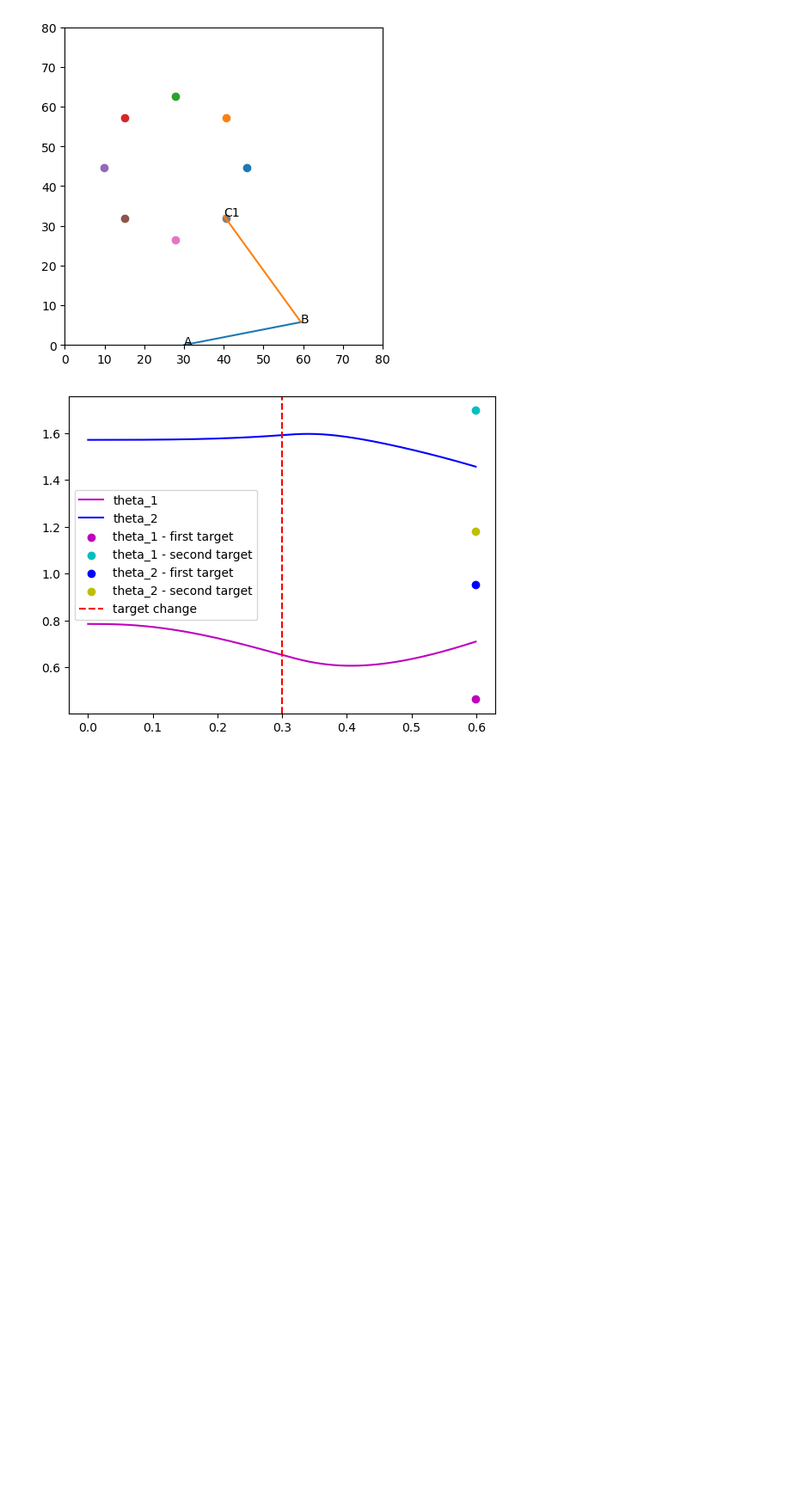
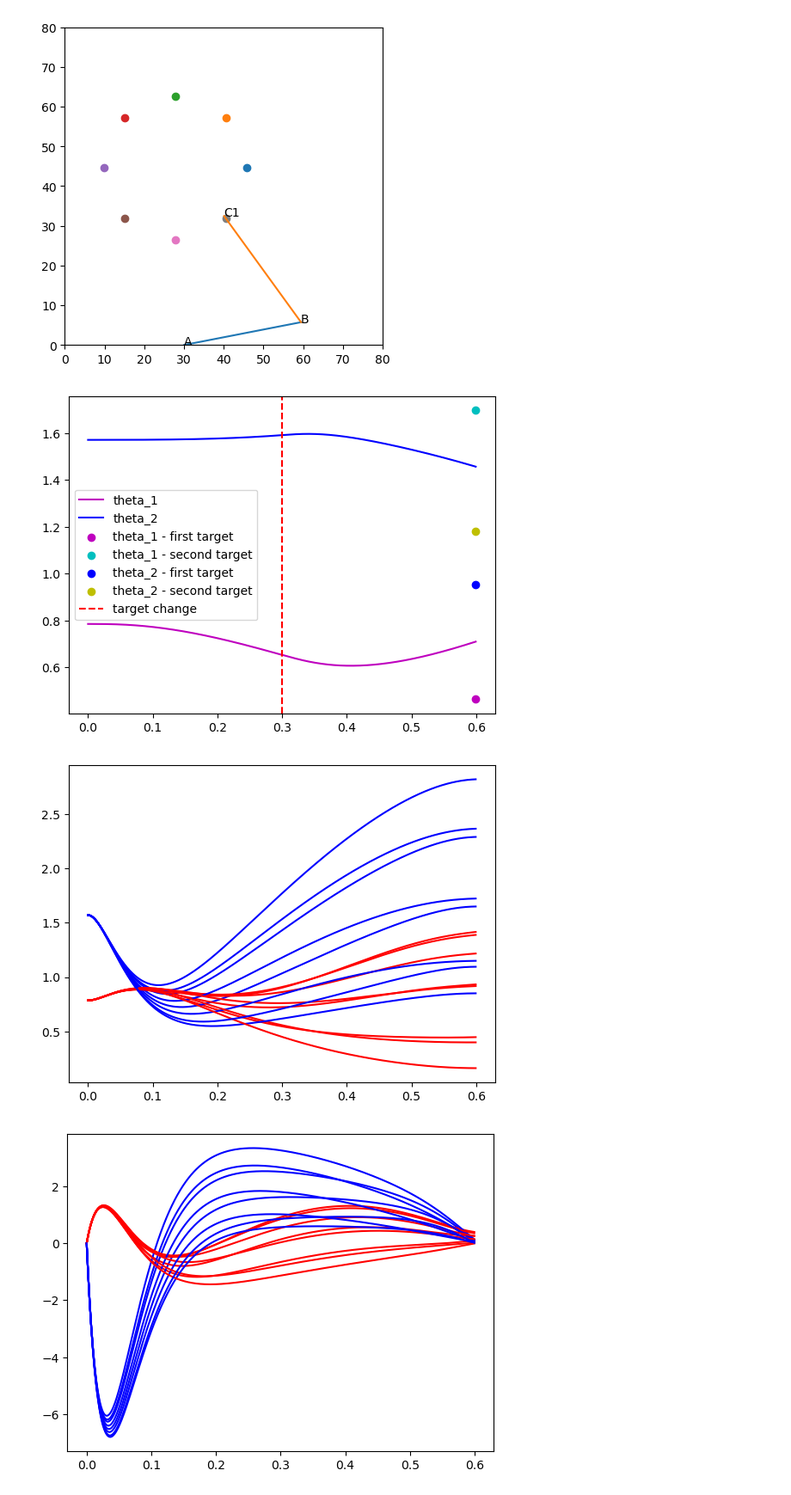
Before and after one commit to AcaAac/Neuroscience-EPL, a Jupyter notebook: P1_V3.ipynb, the cells around one changed output. Shown at 86% size. Drawn from its saved outputs; the diff is of its cells as text; code cells hidden in the pictures; blank space fills up the shorter version.

Commit message:
added jump in target and torque on the elbow

```diff
--- a/P1_V3.ipynb
+++ b/P1_V3.ipynb
@@ -497,3 +497,63 @@ plt.legend()
 plt.show()
 # %% [output]
 [figure]
+# %%
+### Simulate a mechanical perturbation ###
+
+theta_1 = np.pi/4
+theta_2 = np.pi/2
+theta_dot_1 = 0
+theta_dot_2 = 0
+T_1 = 0 # Nm
+T_2 = -10 # Nm
+
+A_primary = matrix = np.array([
+    0, 0, 1, 0, 0, 0,
+    0, 0, 0, 1, 0, 0,
+    0, 0, -0.093353, -3.547423, 7.46826, -7.46826,
+    0, 0, -2.991867, 14.658535, -7.46826, 29.6904,
+    0, 0, 0, 0, -16.6667, 0,
+    0, 0, 0, 0, 0, -16.6667
+]).reshape(6, 6)
+
+B_primary = np.array([0, 0, 0, 0, 0, 0, 0, 0, 1/tau, 0, 0, 1/tau]).reshape(6, 2)
+
+# A = [A*dt + eye(6) , 0 ; 0 , eye(6)]
+A = np.concatenate((A_primary * dt + np.eye(6), np.zeros((6, 6))), axis=1)
+A = np.concatenate((A, np.concatenate((np.zeros((6, 6)), np.eye(6)), axis=1)), axis=0)
+B = np.concatenate((B_primary * dt, np.zeros((6,2))), axis=0)
+#print("A matrix : ","\n",A)
+#print("B vector : ","\n",B)
+# print("A shape : ", A.shape)
+# print("B shape : ", B.shape)
+
+weights = np.array([10**6,10**6,10**5,10**5,1,1])
+Q = cost_matrix(weights, 12)
+
+Qk = np.zeros((12,12))
+R = 0.0001
+N = 1000
+(L, S) = backwards_optimal_control(N, A, B, Q, Qk, R, 12)
+
+## for every target
+# angles
+for i in range(1,9) :
+    x = np.zeros((N,12,1))
+    x[0,:,:] = np.array([theta_1, theta_2, theta_dot_1, theta_dot_2, T_1, T_2, angles[0,i], angles[1,i], 0, 0, 0, -10]).reshape((12,1))
+    x = forward_optimal_control(N, A, B, R, L, x, 12)
+    x_axis = np.arange(0, 0.6, 0.6/1000)
+    plt.plot(x_axis, x[:,0,0], color = 'r', label = "theta_1")
+    plt.plot(x_axis, x[:,1,0], color = 'b', label = "theta_2")
+plt.show()
+# velocities
+for i in range(1,9) :
+    x = np.zeros((N,12,1))
+    x[0,:,:] = np.array([theta_1, theta_2, theta_dot_1, theta_dot_2, T_1, T_2, angles[0,i], angles[1,i], 0, 0, 0, -10]).reshape((12,1))
+    x = forward_optimal_control(N, A, B, R, L, x, 12)
+    x_axis = np.arange(0, 0.6, 0.6/1000)
+    plt.plot(x_axis, x[:,2,0], color = 'r', label = "theta_dot_1")
+    plt.plot(x_axis, x[:,3,0], color = 'b', label = "theta_dot_2")
+plt.show()
+# %% [output]
+[figure, added]
+[figure, added]
```
Also changed, not shown: parts of 2 cells of this notebook.
